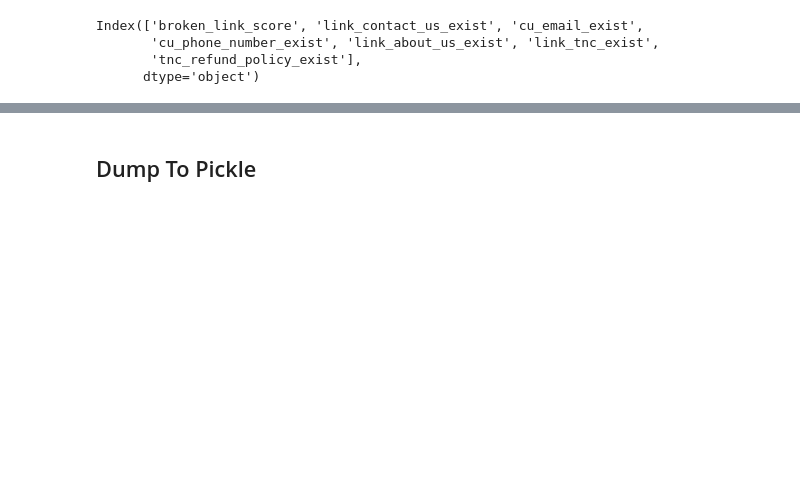
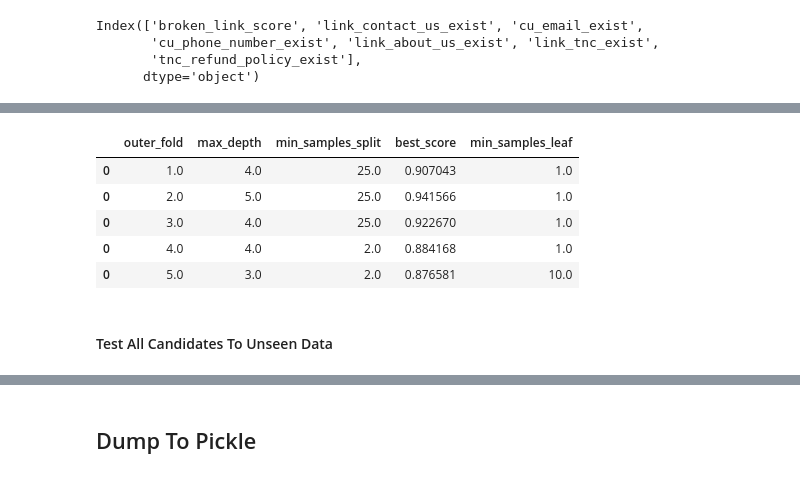
Before and after one commit to bahyhelmihp/web-crawler, a Jupyter notebook: api/datasets/Modelling-DecisionTree.ipynb, the cells around one changed output, grey strips where cells are left out. Drawn from its saved outputs; the diff is of its cells as text; code cells hidden in the pictures; blank space fills up the shorter version.

```diff
--- a/api/datasets/Modelling-DecisionTree.ipynb
+++ b/api/datasets/Modelling-DecisionTree.ipynb
@@ -478,0 +93,5 @@ plt.show()
+# %%
+## Define a parameters grid
+p_grid = {"max_depth": [1,2,3,4,5,6,7,8,9,10,11,12,13,14,15],\
+          "min_samples_split": [2,5,10,15,20,25,30],\
+          "min_samples_leaf": [1,3,5,10,15]}
@@ -478,0 +101,25 @@ plt.show()
+# %%
+i = 1
+folds = []
+for train_index_outer, test_index_outer in skfold.split(X_train, y_train):
+    fold_data = {}
+
+    print("Outer Fold %s" % i)
+    data_X_train = X_train.iloc[train_index_outer]
+    data_y_train = y_train.iloc[train_index_outer]
+    data_X_test = X_train.iloc[test_index_outer]
+
+    ## Define model
+    model = DecisionTreeClassifier(random_state=0)
+
+    ## Do cross validation in inner fold, get the best params
+    clf = GridSearchCV(model, p_grid, scoring='roc_auc', cv=skfold)
+    clf.fit(data_X_train, data_y_train)
+    print("Best Params: %s" % clf.best_params_)
+    print("Best Avg. Score: %s" % clf.best_score_)
+    fold_data['outer_fold'] = i
+    fold_data['best_param'] = clf.best_params_
+    fold_data['best_score'] = clf.best_score_
+    folds.append(fold_data)
+
+    i+=1
@@ -478,0 +168,11 @@ plt.show()
+# %%
+df_outer_fold_result
+# %% [output]
+|  | outer_fold | max_depth | min_samples_split | best_score | min_samples_leaf |
+| 0 | 1.0 | 4.0 | 25.0 | 0.907043 | 1.0 |
+| 0 | 2.0 | 5.0 | 25.0 | 0.941566 | 1.0 |
+| 0 | 3.0 | 4.0 | 25.0 | 0.922670 | 1.0 |
+| 0 | 4.0 | 4.0 | 2.0 | 0.884168 | 1.0 |
+| 0 | 5.0 | 3.0 | 2.0 | 0.876581 | 10.0 |
+# %% [markdown]
+#### Test All Candidates To Unseen Data
```
Also changed, not shown: parts of 69 cells of this notebook, 3 other files.
